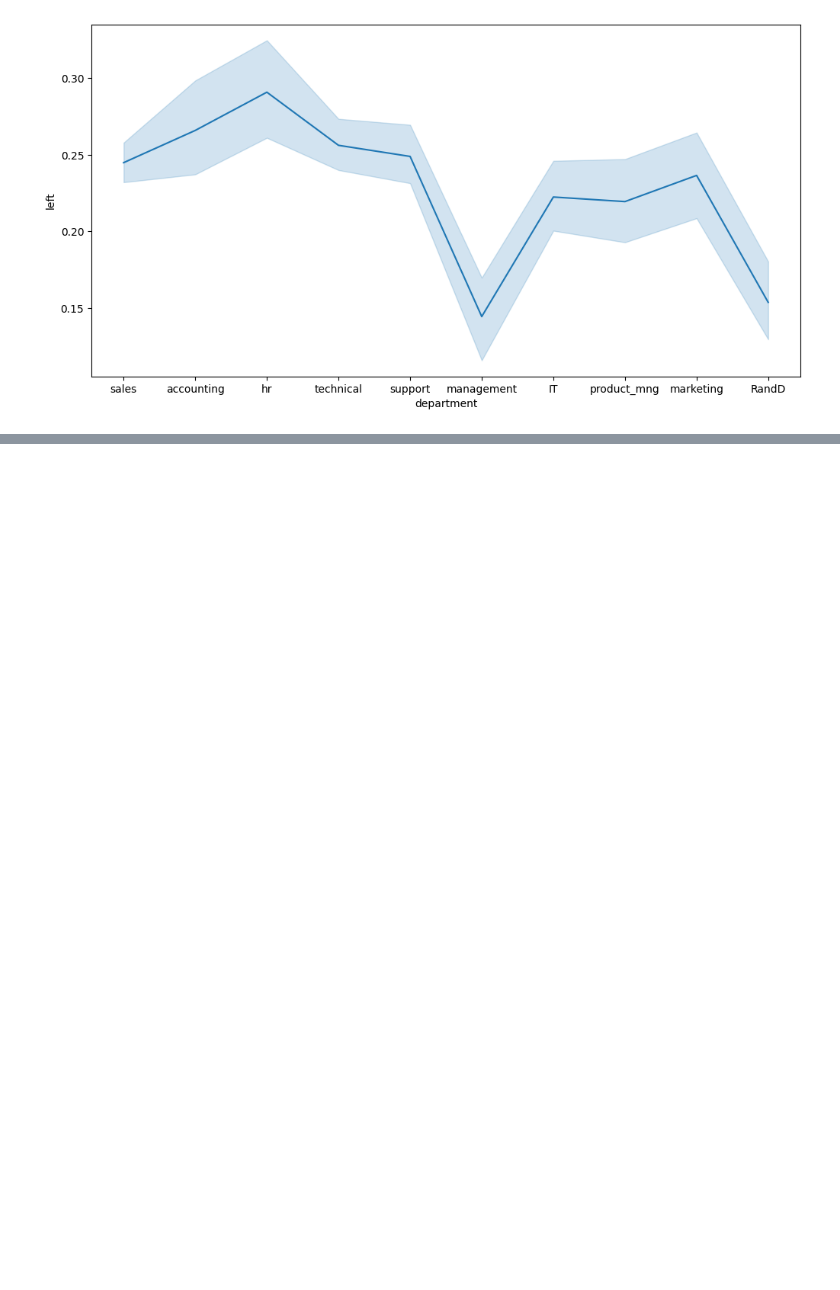
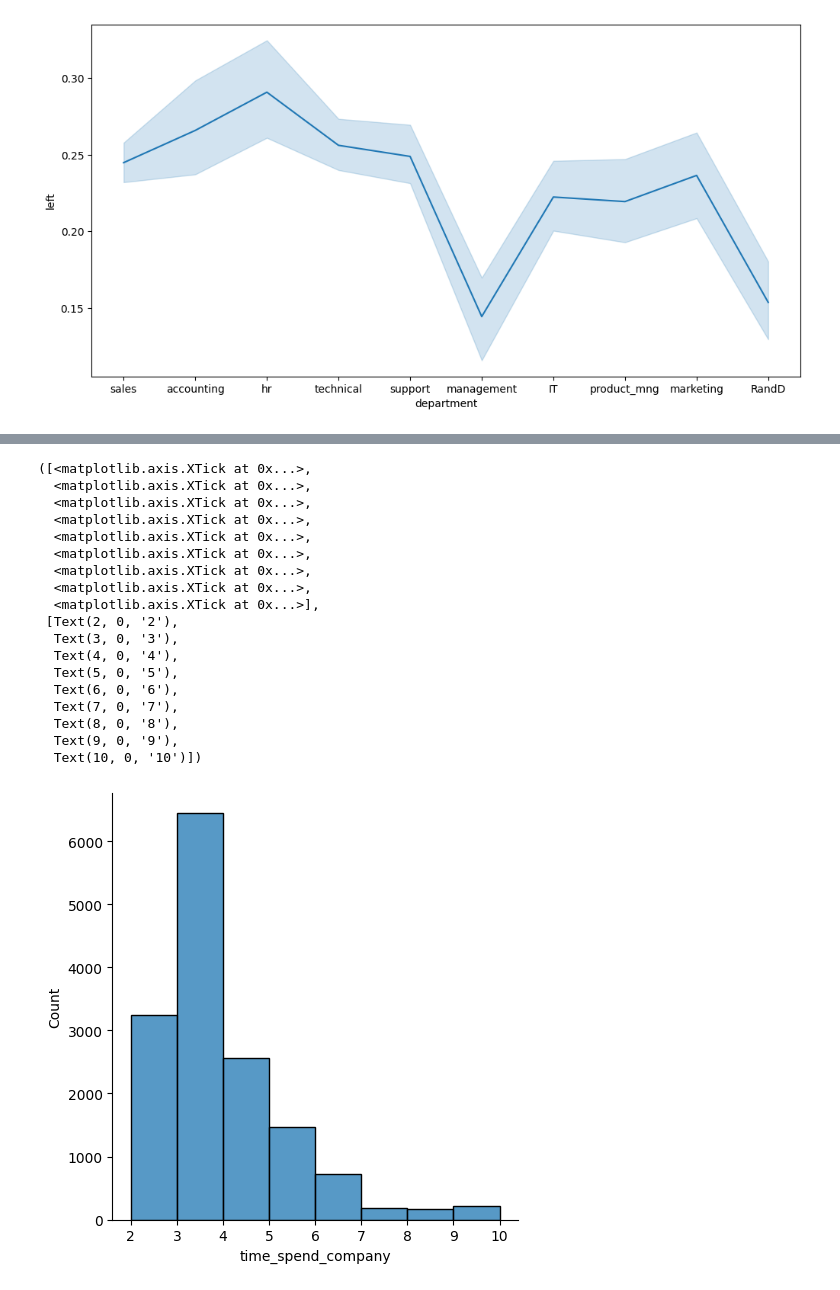
Before and after one commit to joyjeetcoding/python, a Jupyter notebook: seaborn1.ipynb, the cells around one changed output, grey strips where cells are left out. Drawn from its saved outputs; the diff is of its cells as text; code cells hidden in the pictures; blank space fills up the shorter version.

```diff
--- a/seaborn1.ipynb
+++ b/seaborn1.ipynb
@@ -59,0 +91,24 @@ sns.lineplot(x = 'department', y='left', data=df)
+# %%
+bins = [2, 3, 4, 5, 6, 7, 8, 9, 10]
+sns.displot(df['time_spend_company'], bins = bins)
+plt.xticks(bins)
+# %% [output]
+([<matplotlib.axis.XTick at 0x...>,
+  <matplotlib.axis.XTick at 0x...>,
+  <matplotlib.axis.XTick at 0x...>,
+  <matplotlib.axis.XTick at 0x...>,
+  <matplotlib.axis.XTick at 0x...>,
+  <matplotlib.axis.XTick at 0x...>,
+  <matplotlib.axis.XTick at 0x...>,
+  <matplotlib.axis.XTick at 0x...>,
+  <matplotlib.axis.XTick at 0x...>],
+ [Text(2, 0, '2'),
+  Text(3, 0, '3'),
+  Text(4, 0, '4'),
+  Text(5, 0, '5'),
+  Text(6, 0, '6'),
+  Text(7, 0, '7'),
+  Text(8, 0, '8'),
+  Text(9, 0, '9'),
+  Text(10, 0, '10')])
+[figure, added]
```
Also changed, not shown: parts of 14 cells of this notebook.
